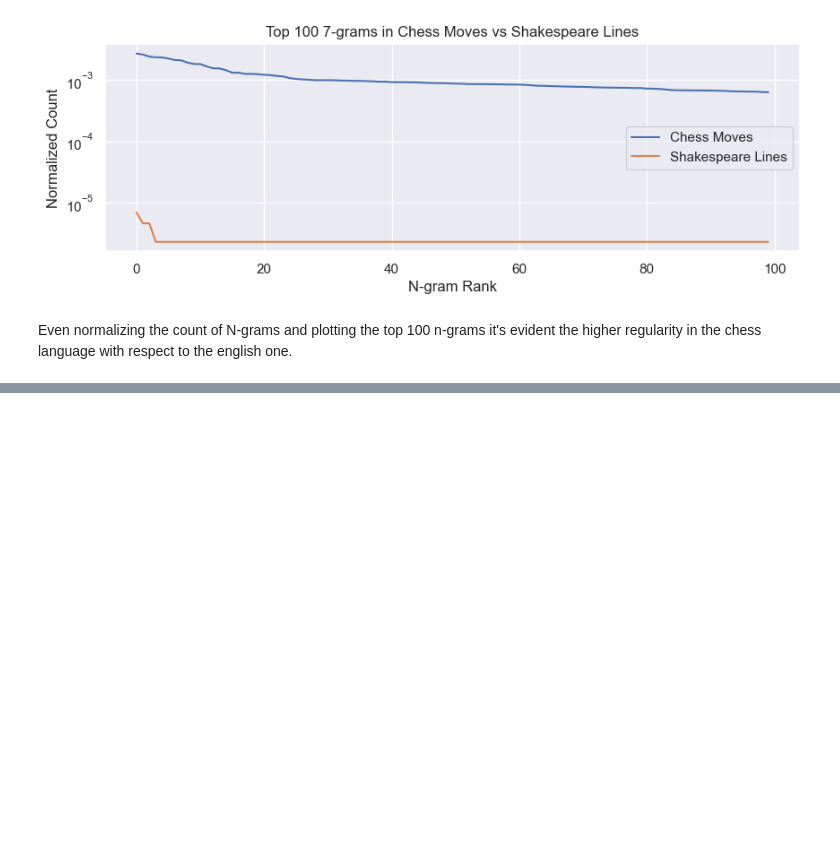
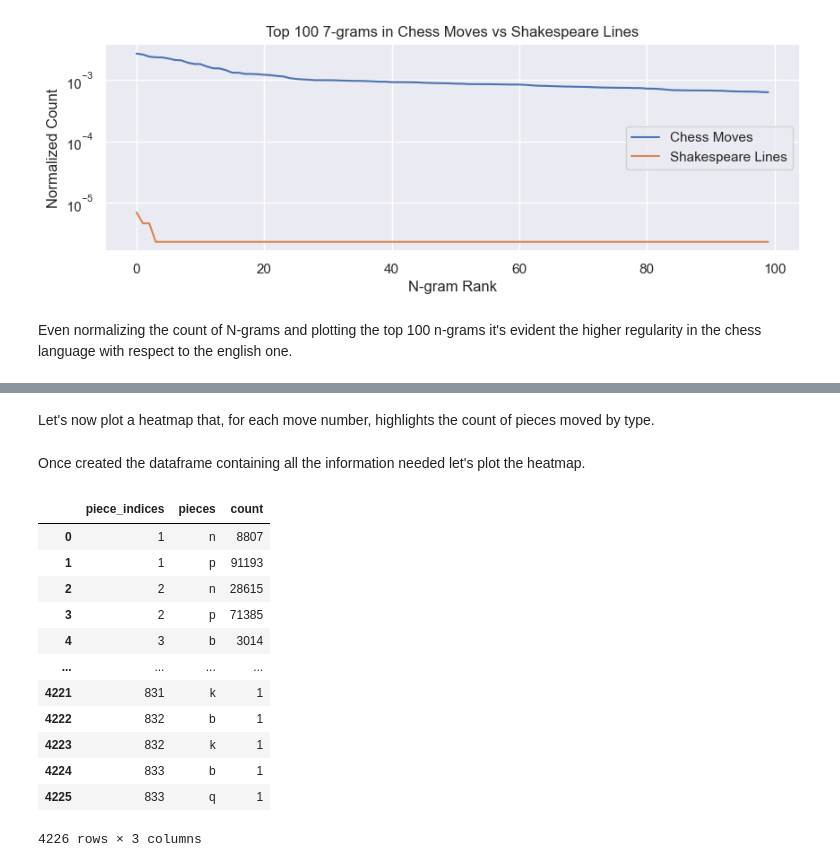
Before and after one commit to NLP-Project-PoliMi-2025/NLP-Project, a Jupyter notebook: notebooks/final_martina.ipynb, the cells around one changed output, grey strips where cells are left out. Drawn from its saved outputs; the diff is of its cells as text; code cells hidden in the pictures; blank space fills up the shorter version.

```diff
--- a/notebooks/final_martina.ipynb
+++ b/notebooks/final_martina.ipynb
@@ -431,0 +554,2 @@ Even normalizing the count of N-grams and plotting the top 100 n-grams it's evid
+# %% [markdown]
+Let's now plot a heatmap that, for each move number, highlights the count of pieces moved by type.
@@ -431,0 +574,18 @@ Even normalizing the count of N-grams and plotting the top 100 n-grams it's evid
+# %% [markdown]
+Once created the dataframe containing all the information needed let's plot the heatmap.
+# %%
+df_count
+# %% [output]
+|  | piece_indices | pieces | count |
+| 0 | 1 | n | 8807 |
+| 1 | 1 | p | 91193 |
+| 2 | 2 | n | 28615 |
+| 3 | 2 | p | 71385 |
+| 4 | 3 | b | 3014 |
+| ... | ... | ... | ... |
+| 4221 | 831 | k | 1 |
+| 4222 | 832 | b | 1 |
+| 4223 | 832 | k | 1 |
+| 4224 | 833 | b | 1 |
+| 4225 | 833 | q | 1 |
+4226 rows × 3 columns
```
Also changed, not shown: parts of 22 cells of this notebook.
